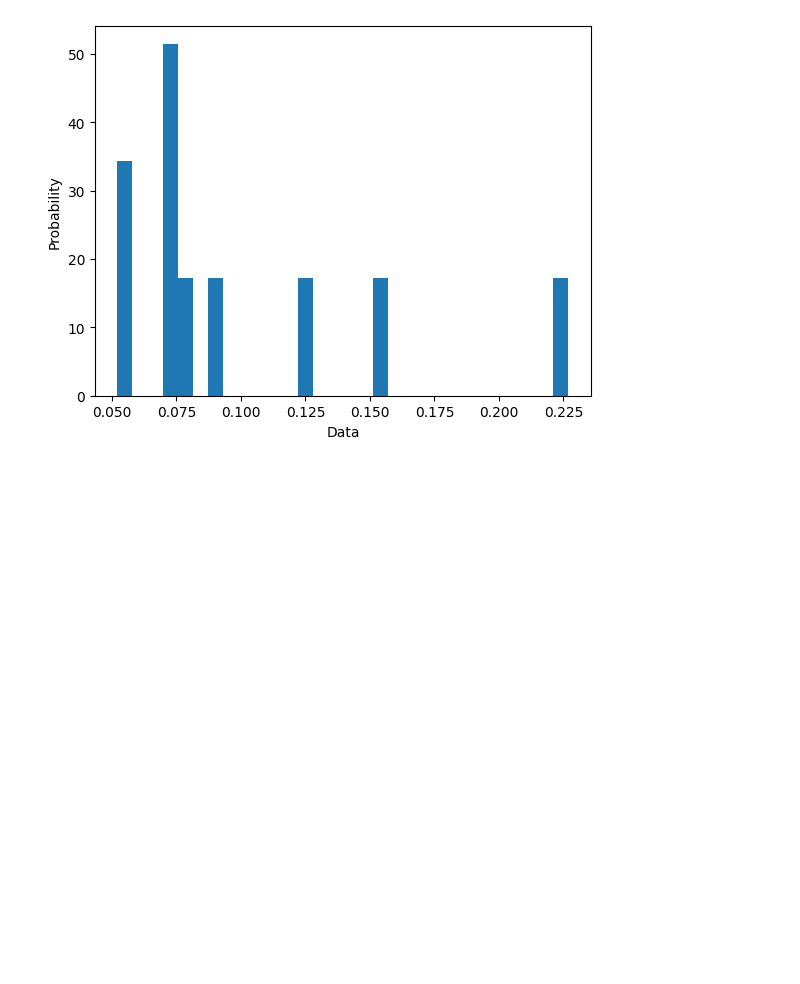
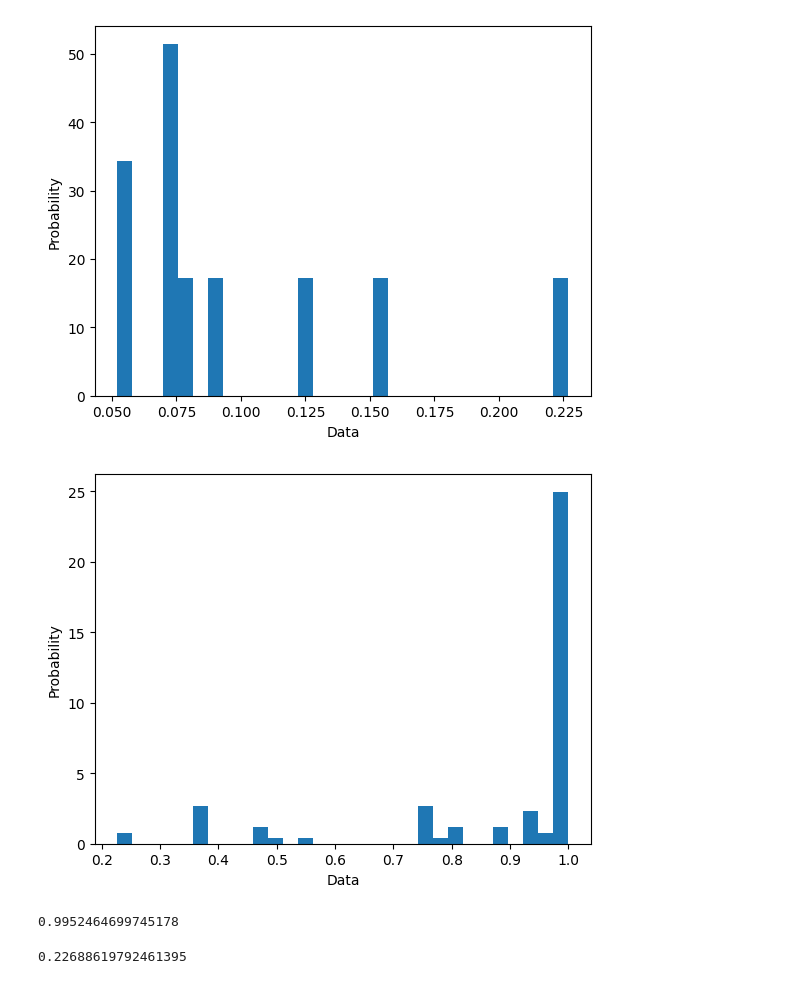
Before and after one commit to MedBot-team/NaBot, a Jupyter notebook: production/monitoring-server/monitoring.ipynb, the cells around one changed output. Cells and saved outputs as stored; diff of their text form; code cells hidden in the pictures; blank space fills up the shorter version.

```diff
--- a/production/monitoring-server/monitoring.ipynb
+++ b/production/monitoring-server/monitoring.ipynb
@@ -105,0 +118,2 @@ plt.show()
+# %%
+cursor = db.cursor()
@@ -105,0 +122,2 @@ plt.show()
+# %%
+events = [item for item in list(cursor)]
@@ -105,0 +126,24 @@ plt.show()
+# %%
+datas = [event[1] for event in events]
+# %%
+all_confidence = []
+
+for i in range(le):
+    json_acceptable_string = datas[i].replace("'", "\"")
+    dictionary = json.loads(json_acceptable_string)
+    all_confidence.append(dictionary['parse_data']['intent']['confidence'])
+# %%
+plt.hist(all_confidence, density=True, bins=30)
+plt.ylabel('Probability')
+plt.xlabel('Data')
+plt.show()
+# %% [output]
+[figure, added]
+# %%
+dictionary['parse_data']['entities'][0]['confidence_entity']
+# %% [output]
+0.9952464699745178
+# %%
+dictionary['parse_data']['intent']['confidence']
+# %% [output]
+0.22688619792461395
```
Also changed, not shown: parts of 10 cells of this notebook.
